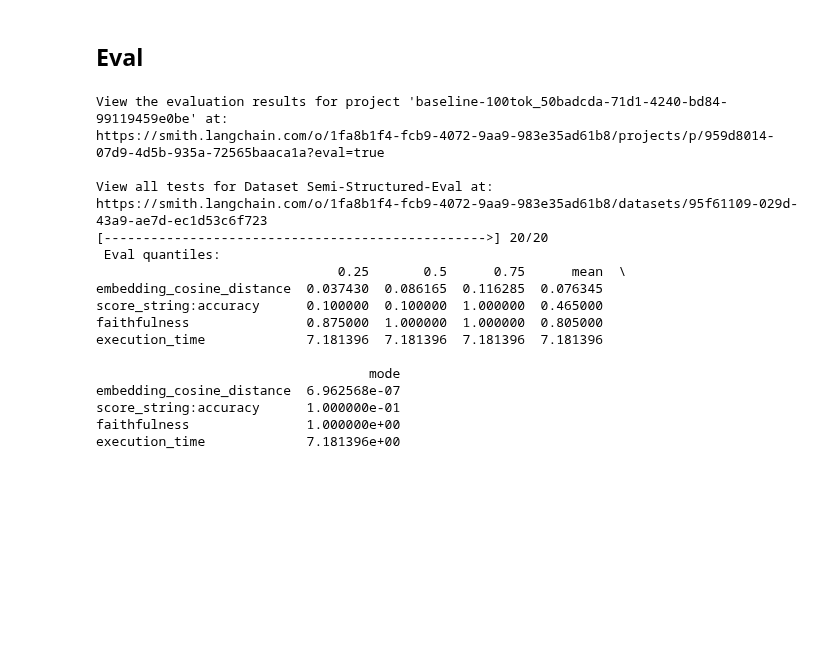
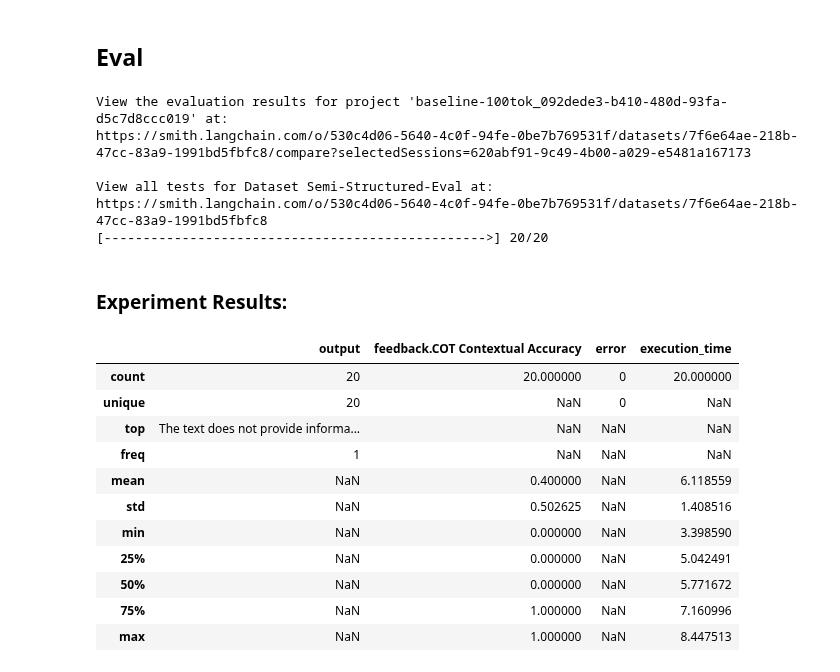
Before and after one commit to langchain-ai/langchain-benchmarks, a Jupyter notebook: docs/source/notebooks/retrieval/semi_structured_benchmarking/ss_eval_baseline.ipynb, the cells around one changed output. Saved outputs shown, nothing was run; the diff lists cells and outputs as text; code cells hidden in the pictures; blank space fills up the shorter version.

```diff
--- a/docs/source/notebooks/retrieval/semi_structured_benchmarking/ss_eval_baseline.ipynb
+++ b/docs/source/notebooks/retrieval/semi_structured_benchmarking/ss_eval_baseline.ipynb
@@ -24,7 +27,8 @@ paths = list(get_file_names())
 files = [str(p) for p in paths]
 
 ### TODO: Replace when dataset is updated
-dir = "/Users/rlm/Desktop/Eval_Sets/semi_structured_reports/"
+#dir = "/Users/rlm/Desktop/Eval_Sets/semi_structured_reports/"
+dir = "/mnt/c/Users/taqi_/OneDrive/Desktop/semi_structured_reports/"
 files = [f for f in os.listdir(dir) if f.endswith(".pdf")]
 # %% [markdown]
 ## Load
@@ -76,10 +80,17 @@ retriever_baseline = vectorstore_baseline.as_retriever()
 # %% [markdown]
 ## RAG
 # %%
+from typing import List
+
+from langchain.schema.document import Document
 from langchain.chat_models import ChatOpenAI
 from langchain.prompts import ChatPromptTemplate
 from langchain.schema.output_parser import StrOutputParser
 from langchain.schema.runnable import RunnableLambda, RunnablePassthrough
+
+
+def format_context(docs: List[Document]) -> str:
+    return "\n\n".join([i.page_content for i in docs])
 
 
 def rag_chain(retriever):
@@ -99,7 +110,10 @@ def rag_chain(retriever):
 
     # RAG pipeline
     chain = (
-        {"context": retriever, "question": RunnablePassthrough()}
+        {
+            "context": retriever | RunnableLambda(format_context),
+            "question": RunnablePassthrough(),
+        }
         | prompt
         | model
         | StrOutputParser()
@@ -141,49 +159,53 @@ for _, row in df.iterrows():
 from functools import partial
 
 from langsmith.client import Client
-
+from langchain.smith import RunEvalConfig
 from langchain_benchmarks.rag import get_eval_config
 
+eval_config = RunEvalConfig(
+    evaluators=["cot_qa"],
+)
 
 def run_eval(chain, eval_run_name):
     """
     Run eval
     """
     client = Client()
     test_run = client.run_on_dataset(
         ### TODO: Replace with public dataset
         dataset_name="Semi-Structured-Eval",
         llm_or_chain_factory=lambda: (lambda x: x["question"]) | chain,
-        evaluation=get_eval_config(),
+        evaluation=eval_config,
         verbose=True,
         project_name=eval_run_name,
     )
 
 
 # Experiments
 chain_map = {
     "baseline-100tok": chain,
 }
 
 run_id = str(uuid.uuid4())
 for project_name, chain in chain_map.items():
     run_eval(chain, project_name + "_" + run_id)
 # %% [output]
-View the evaluation results for project 'baseline-100tok_50badcda-71d1-4240-bd84-99119459e0be' at:
-https://smith.langchain.com/o/1fa8b1f4-fcb9-4072-9aa9-983e35ad61b8/projects/p/959d8014-07d9-4d5b-935a-72565baaca1a?eval=true
+View the evaluation results for project 'baseline-100tok_092dede3-b410-480d-93fa-d5c7d8ccc019' at:
+https://smith.langchain.com/o/530c4d06-5640-4c0f-94fe-0be7b769531f/datasets/7f6e64ae-218b-47cc-83a9-1991bd5fbfc8/compare?selectedSessions=620abf91-9c49-4b00-a029-e5481a167173
 
 View all tests for Dataset Semi-Structured-Eval at:
-https://smith.langchain.com/o/1fa8b1f4-fcb9-4072-9aa9-983e35ad61b8/datasets/95f61109-029d-43a9-ae7d-ec1d53c6f723
+https://smith.langchain.com/o/530c4d06-5640-4c0f-94fe-0be7b769531f/datasets/7f6e64ae-218b-47cc-83a9-1991bd5fbfc8
 [------------------------------------------------->] 20/20
- Eval quantiles:
-                               0.25       0.5      0.75      mean  \
-embedding_cosine_distance  0.037430  0.086165  0.116285  0.076345
-score_string:accuracy      0.100000  0.100000  1.000000  0.465000
-faithfulness               0.875000  1.000000  1.000000  0.805000
-execution_time             7.181396  7.181396  7.181396  7.181396
-
-                                   mode
-embedding_cosine_distance  6.962568e-07
-score_string:accuracy      1.000000e-01
-faithfulness               1.000000e+00
-execution_time             7.181396e+00
+Experiment Results:
+|  | output | feedback.COT Contextual Accuracy | error | execution_time |
+| count | 20 | 20.000000 | 0 | 20.000000 |
+| unique | 20 | NaN | 0 | NaN |
+| top | The text does not provide informa... | NaN | NaN | NaN |
+| freq | 1 | NaN | NaN | NaN |
+| mean | NaN | 0.400000 | NaN | 6.118559 |
+| std | NaN | 0.502625 | NaN | 1.408516 |
+| min | NaN | 0.000000 | NaN | 3.398590 |
+| 25% | NaN | 0.000000 | NaN | 5.042491 |
+| 50% | NaN | 0.000000 | NaN | 5.771672 |
+| 75% | NaN | 1.000000 | NaN | 7.160996 |
+| max | NaN | 1.000000 | NaN | 8.447513 |
```
Also changed, not shown: parts of 4 cells of this notebook, 4 other files.
